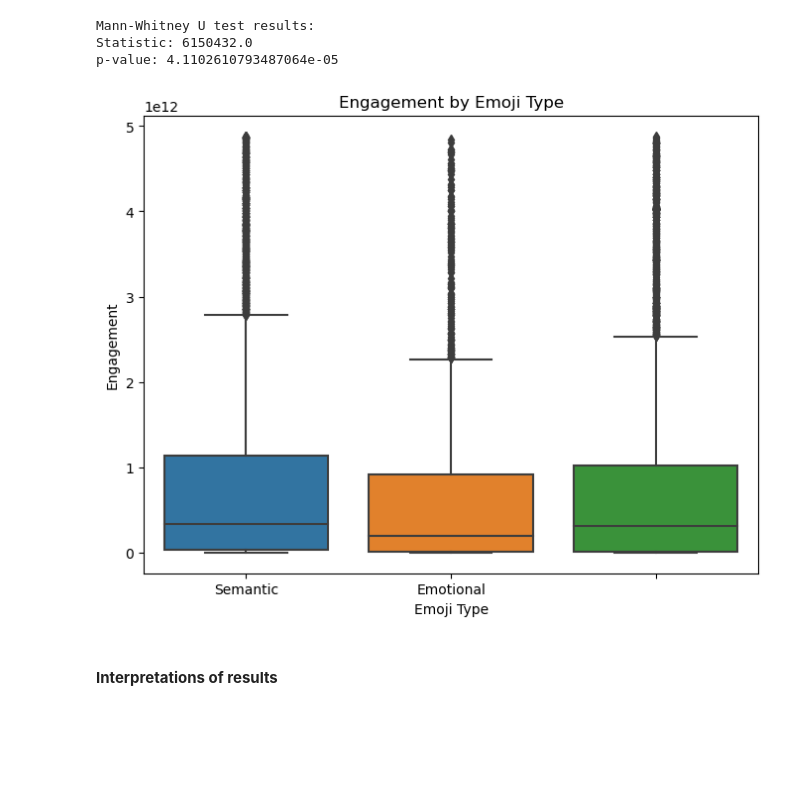
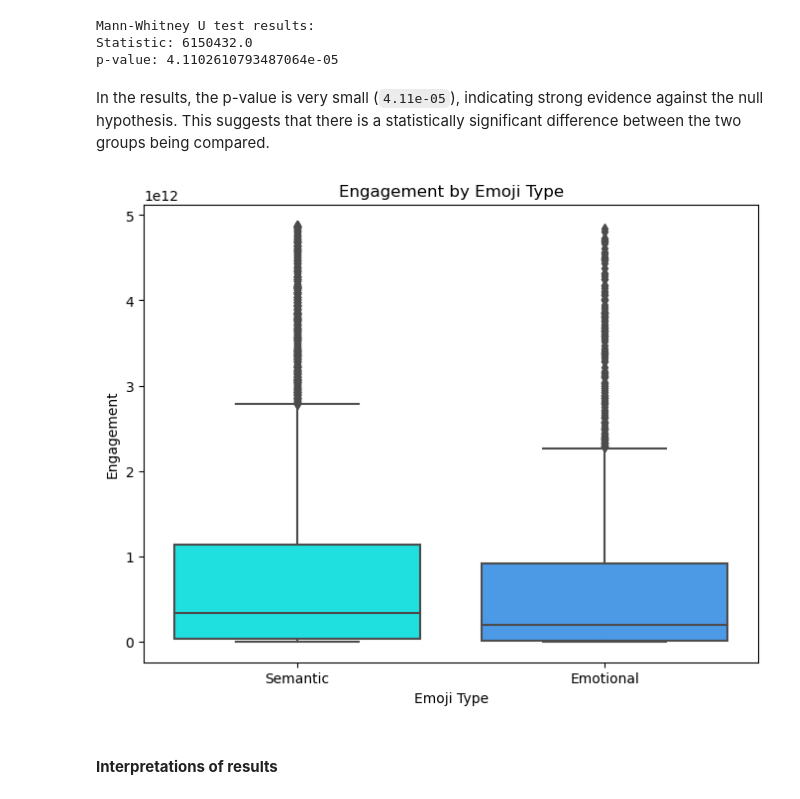
Before and after one commit to crlhbs/Group1_MarketingStrategy, a Jupyter notebook: Testing_H4.ipynb, the cells around one changed output. Cells and saved outputs as stored; diff of their text form; code cells hidden in the pictures; blank space fills up the shorter version.

```diff
--- a/Testing_H4.ipynb
+++ b/Testing_H4.ipynb
@@ -249,6 +357,9 @@ df.head(5)
 | 2 | 12/31/23 7:30 PM | Fun Spot America | Don't miss our HUGE firework disp... | 23 | 2 | 3 | 2 | 2,85E+11 | ... |
 | 3 | 12/31/23 7:00 PM | Disneyland Paris | Fijne jaarwisseling! 🥂🎉\nEn tot v... | 646 | 52 | 12 | 56 | 1,36E+11 | ... |
 | 4 | 12/31/23 7:00 PM | Silverwood Theme Park | It's the last day of our New Year... | 17 | 2 | 0 | 2 | 4,96E+11 | ... |
+# %%
+# For this test, we will only be looking at posts that have used emojis. Therefore, we are dropping the rows where 'Has_Emoji' is False.
+df = df[df['Has_Emoji']]
 # %% [markdown]
 #### **Test Selection:**
 Since the data in the 'engagement' column is not normally distributed, we'll use the Mann-Whitney U test, which is a non-parametric test suitable for comparing two independent groups.
@@ -270,16 +381,21 @@ print("p-value:", p_value)
 Mann-Whitney U test results:
 Statistic: 6150432.0
 p-value: 4.1102610793487064e-05
+# %% [markdown]
+In the results, the p-value is very small (`4.11e-05`), indicating strong evidence against the null hypothesis. This suggests that there is a statistically significant difference between the two groups being compared.
 # %%
-# Create a box plot
+# Define custom palette with neon light blue and a lighter shade of blue
+custom_palette = ["#00FFFF", "#3399FF"]  # Neon light blue, Lighter shade of blue
+
+# Create a box plot with custom palette
 plt.figure(figsize=(8, 6))
-sns.boxplot(x='Emoji_Type', y='engagement', data=df)
+sns.boxplot(x='Emoji_Type', y='engagement', data=df, palette=custom_palette)
 plt.title('Engagement by Emoji Type')
 plt.xlabel('Emoji Type')
 plt.ylabel('Engagement')
 plt.show()
 # %% [output]
-[figure, old version]
+[figure, new version]
 # %% [markdown]
 #### **Interpretations of results**
 # %%
```
Also changed, not shown: parts of 13 cells of this notebook.
